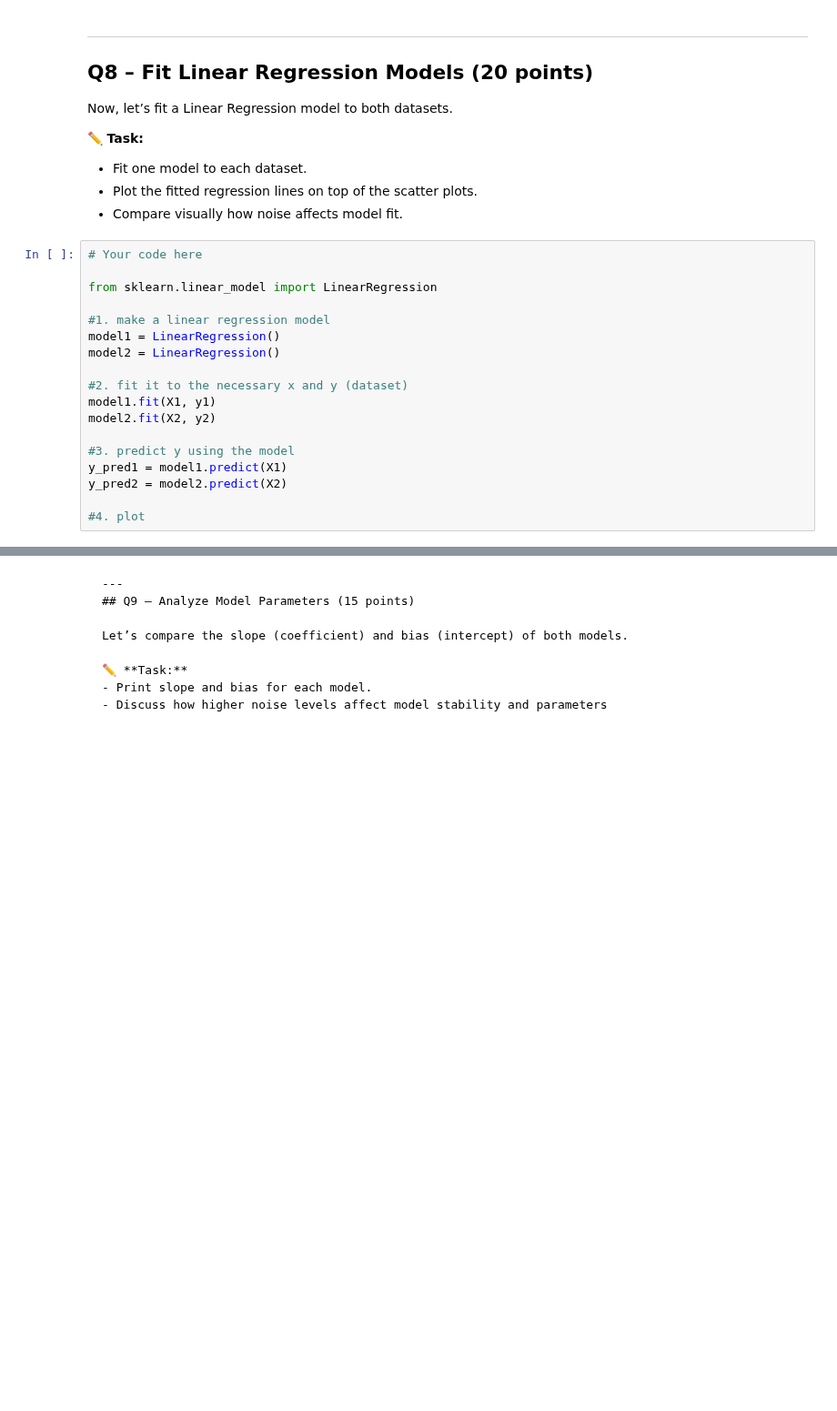
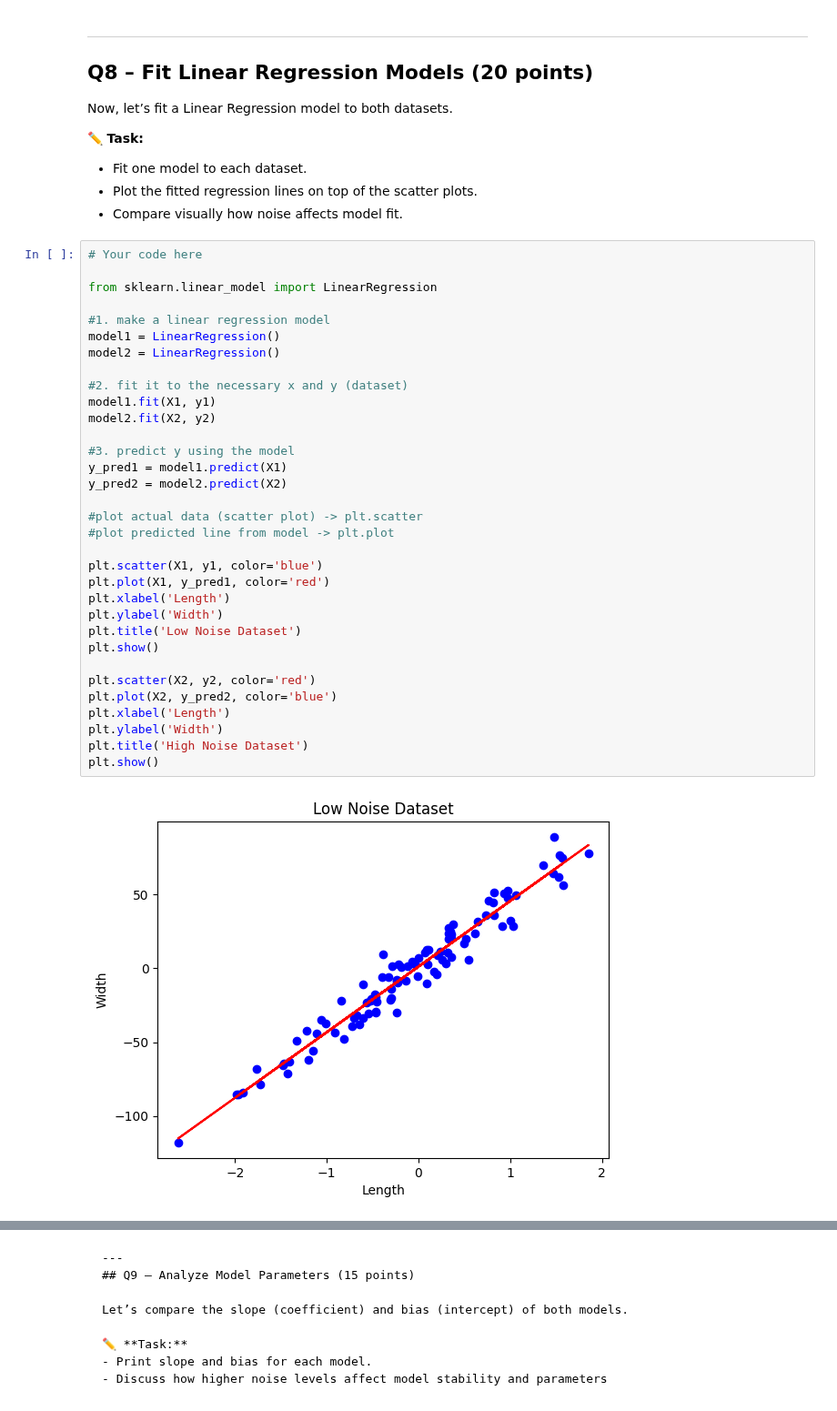
Before and after one commit to JanaAliCS/machine_leanring, a Jupyter notebook: assignment_2.ipynb, the cells around one changed output, grey strips where cells are left out. Shown at 91% size. Drawn from its saved outputs; the diff is of its cells as text; blank space fills up the shorter version.

```diff
--- a/assignment_2.ipynb
+++ b/assignment_2.ipynb
@@ -323,18 +323,35 @@ Now, let’s fit a Linear Regression model to both datasets.
 # %%
 # Your code here
 
 from sklearn.linear_model import LinearRegression
 
 #1. make a linear regression model
 model1 = LinearRegression()
 model2 = LinearRegression()
 
 #2. fit it to the necessary x and y (dataset)
 model1.fit(X1, y1)
 model2.fit(X2, y2)
 
 #3. predict y using the model
 y_pred1 = model1.predict(X1)
 y_pred2 = model2.predict(X2)
 
-#4. plot
+#plot actual data (scatter plot) -> plt.scatter
+#plot predicted line from model -> plt.plot
+
+plt.scatter(X1, y1, color='blue')
+plt.plot(X1, y_pred1, color='red')
+plt.xlabel('Length')
+plt.ylabel('Width')
+plt.title('Low Noise Dataset')
+plt.show()
+
+plt.scatter(X2, y2, color='red')
+plt.plot(X2, y_pred2, color='blue')
+plt.xlabel('Length')
+plt.ylabel('Width')
+plt.title('High Noise Dataset')
+plt.show()
+# %% [output]
+[figure, added]
```
Also changed, not shown: parts of 4 cells of this notebook.
